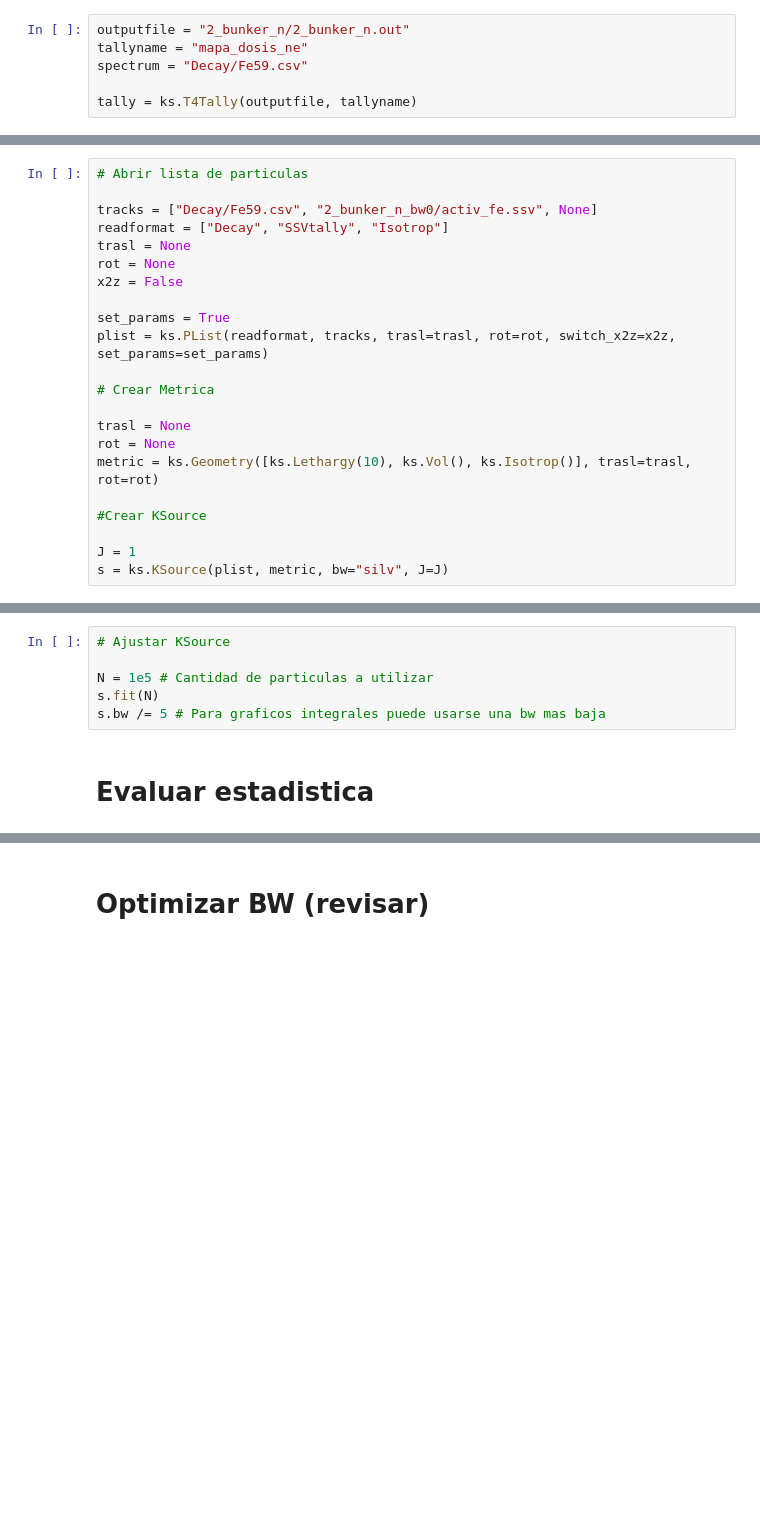
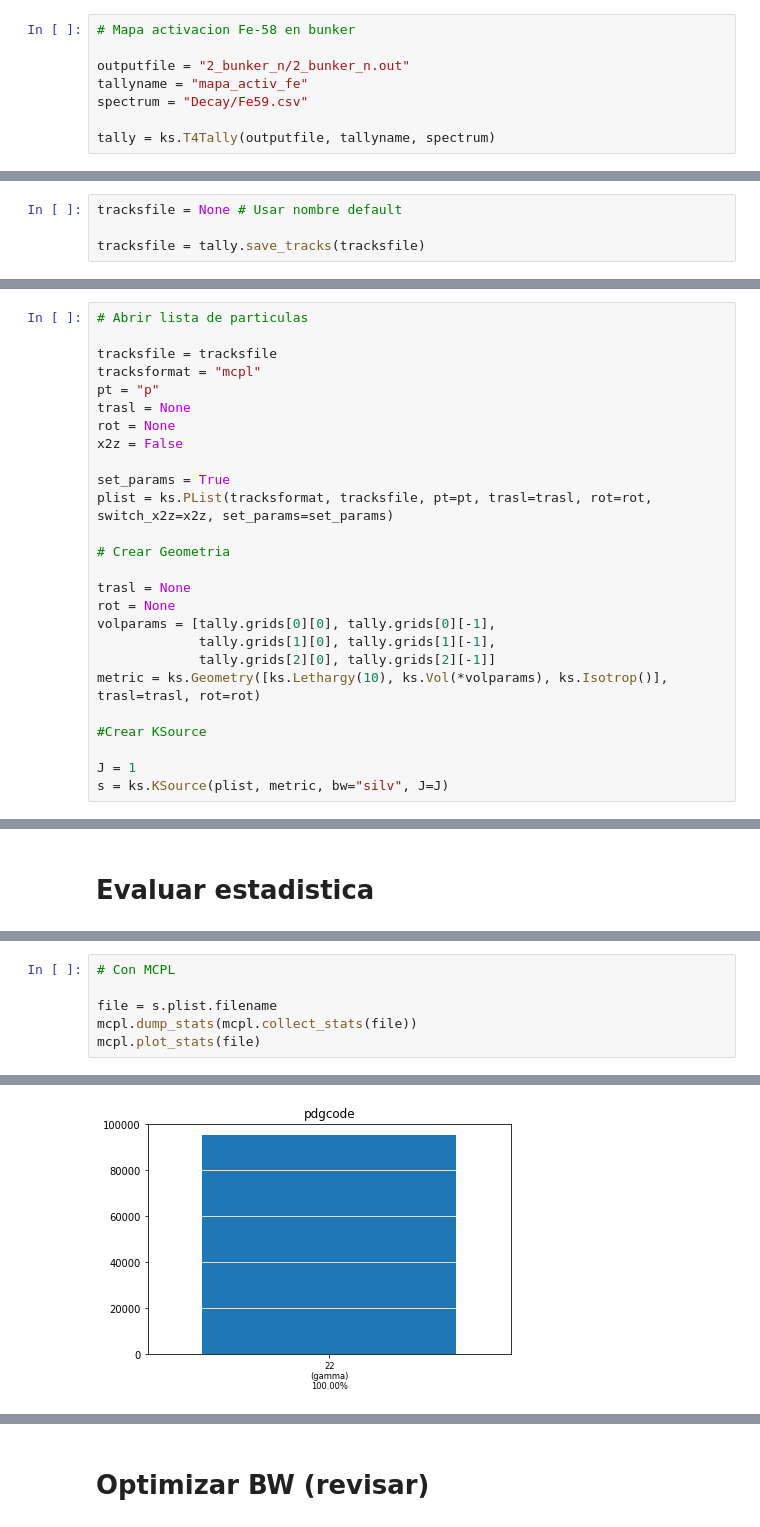
Before and after one commit to KDSource/KDSource, a Jupyter notebook: Auxiliares/preproc_tally.ipynb, the cells around one changed output, grey strips where cells are left out. Cells and saved outputs as stored; diff of their text form; blank space fills up the shorter version.

```diff
--- a/Auxiliares/preproc_tally.ipynb
+++ b/Auxiliares/preproc_tally.ipynb
@@ -16,8 +20,10 @@ spectrum = "spectrum"
 
 tally = ks.T4Tally(outputfile, tallyname)
 # %%
+# Mapa activacion Fe-58 en bunker
+
 outputfile = "2_bunker_n/2_bunker_n.out"
-tallyname = "mapa_dosis_ne"
+tallyname = "mapa_activ_fe"
 spectrum = "Decay/Fe59.csv"
 
-tally = ks.T4Tally(outputfile, tallyname)
+tally = ks.T4Tally(outputfile, tallyname, spectrum)
@@ -35,0 +42,4 @@ tally.save_tracks(tracksname)
+# %%
+tracksfile = None # Usar nombre default
+
+tracksfile = tally.save_tracks(tracksfile)
@@ -38,20 +51,24 @@ tally.save_tracks(tracksname)
 # %%
 # Abrir lista de particulas
 
-tracks = ["Decay/Fe59.csv", "2_bunker_n_bw0/activ_fe.ssv", None]
-readformat = ["Decay", "SSVtally", "Isotrop"]
+tracksfile = tracksfile
+tracksformat = "mcpl"
+pt = "p"
 trasl = None
 rot = None
 x2z = False
 
 set_params = True
-plist = ks.PList(readformat, tracks, trasl=trasl, rot=rot, switch_x2z=x2z, set_params=set_params)
+plist = ks.PList(tracksformat, tracksfile, pt=pt, trasl=trasl, rot=rot, switch_x2z=x2z, set_params=set_params)
 
-# Crear Metrica
+# Crear Geometria
 
 trasl = None
 rot = None
-metric = ks.Geometry([ks.Lethargy(10), ks.Vol(), ks.Isotrop()], trasl=trasl, rot=rot)
+volparams = [tally.grids[0][0], tally.grids[0][-1],
+             tally.grids[1][0], tally.grids[1][-1],
+             tally.grids[2][0], tally.grids[2][-1]]
+metric = ks.Geometry([ks.Lethargy(10), ks.Vol(*volparams), ks.Isotrop()], trasl=trasl, rot=rot)
 
 #Crear KSource
 
@@ -60,8 +82,2 @@ s = ks.KSource(plist, metric, bw="silv", J=J)
-# %%
-# Ajustar KSource
-
-N = 1e5 # Cantidad de particulas a utilizar
-s.fit(N)
-s.bw /= 5 # Para graficos integrales puede usarse una bw mas baja
 # %% [markdown]
 # Evaluar estadistica
@@ -80,0 +84,7 @@ plt.show()
+# %%
+# Con MCPL
+
+file = s.plist.filename
+mcpl.dump_stats(mcpl.collect_stats(file))
+mcpl.plot_stats(file)
+# %% [output]
@@ -80,0 +108 @@ plt.show()
+[figure, added]
```
Also changed, not shown: parts of 17 cells of this notebook, 2 other files.
